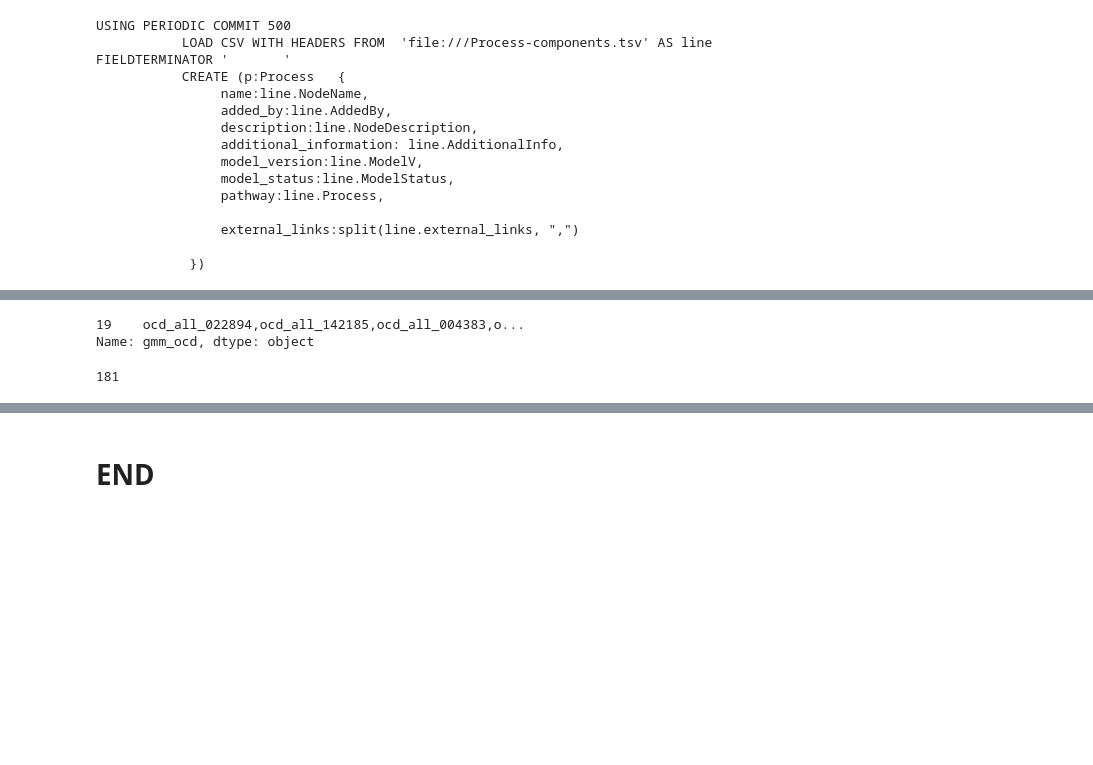
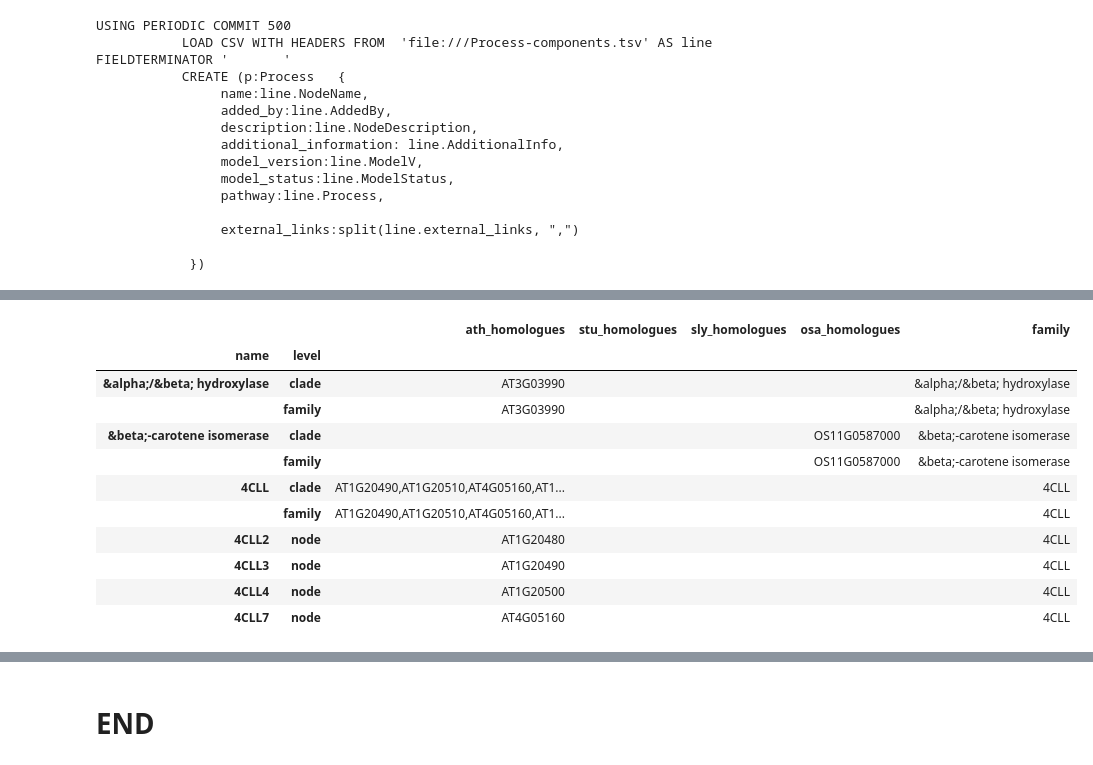
Before and after one commit to NIB-SI/skm-neo4j, a Jupyter notebook: work/p2-import-components.ipynb, the cells around one changed output, grey strips where cells are left out. Cells and saved outputs as stored; diff of their text form; code cells hidden in the pictures; blank space fills up the shorter version.

```diff
--- a/work/p2-import-components.ipynb
+++ b/work/p2-import-components.ipynb
@@ -40,11 +40,11 @@ parsed_path = base_path / "data" / "parsed"
 # start from scratch
 graph.delete_all()
 
-# for l in node_labels:
-#     try:
-#         graph.schema.drop_uniqueness_constraint(l, "name")
-#     except:
-#         pass
+for l in node_labels:
+    try:
+        graph.schema.drop_uniqueness_constraint(l, "name")
+    except:
+        pass
 # %% [markdown]
 ## Constraints on node names
 
@@ -454,5 +486,0 @@ all_species = all_species_listed.copy()
-# %%
-try: all_species.remove('plant_all')
-except ValueError: pass
-try: all_species.remove('all')
-except ValueError: pass
@@ -516 +563,18 @@ def get_species_homologues(level):
+# %%
+translate_df = pd.concat(dfs)
+translate_df = translate_df.sort_index()
+translate_df.head(10)
+# %% [output]
+|  |  | ath_homologues | stu_homologues | sly_homologues | osa_homologues | family |
+| name | level |  |  |  |  |  |
+| &alpha;/&beta; hydroxylase | clade | AT3G03990 |  |  |  | &alpha;/&beta; hydroxylase |
+|  | family | AT3G03990 |  |  |  | &alpha;/&beta; hydroxylase |
+| &beta;-carotene isomerase | clade |  |  |  | OS11G0587000 | &beta;-carotene isomerase |
+|  | family |  |  |  | OS11G0587000 | &beta;-carotene isomerase |
+| 4CLL | clade | AT1G20490,AT1G20510,AT4G05160,AT1... |  |  |  | 4CLL |
+|  | family | AT1G20490,AT1G20510,AT4G05160,AT1... |  |  |  | 4CLL |
+| 4CLL2 | node | AT1G20480 |  |  |  | 4CLL |
+| 4CLL3 | node | AT1G20490 |  |  |  | 4CLL |
+| 4CLL4 | node | AT1G20500 |  |  |  | 4CLL |
+| 4CLL7 | node | AT4G05160 |  |  |  | 4CLL |
 # %%
@@ -518,9 +581,0 @@ df_families = get_species_homologues("Family")
-# %%
-df_families.loc[df_families['Family']=="ARR"]['gmm_ocd']
-# %% [output]
-19    ocd_all_022894,ocd_all_142185,ocd_all_004383,o...
-Name: gmm_ocd, dtype: object
-# %%
-df_families.shape[0]
-# %% [output]
-181
```
Also changed, not shown: parts of 26 cells of this notebook, 8 other files.
